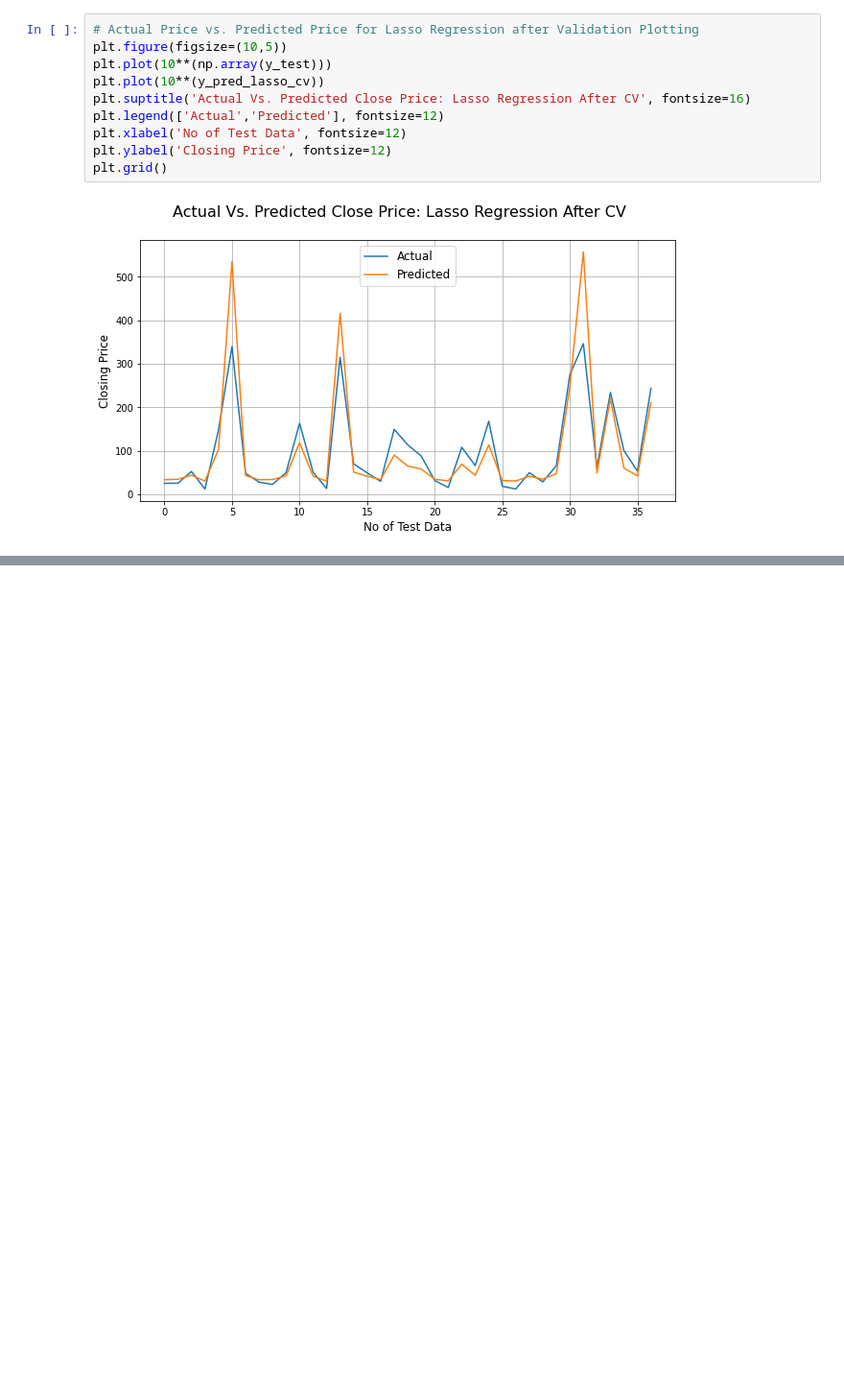
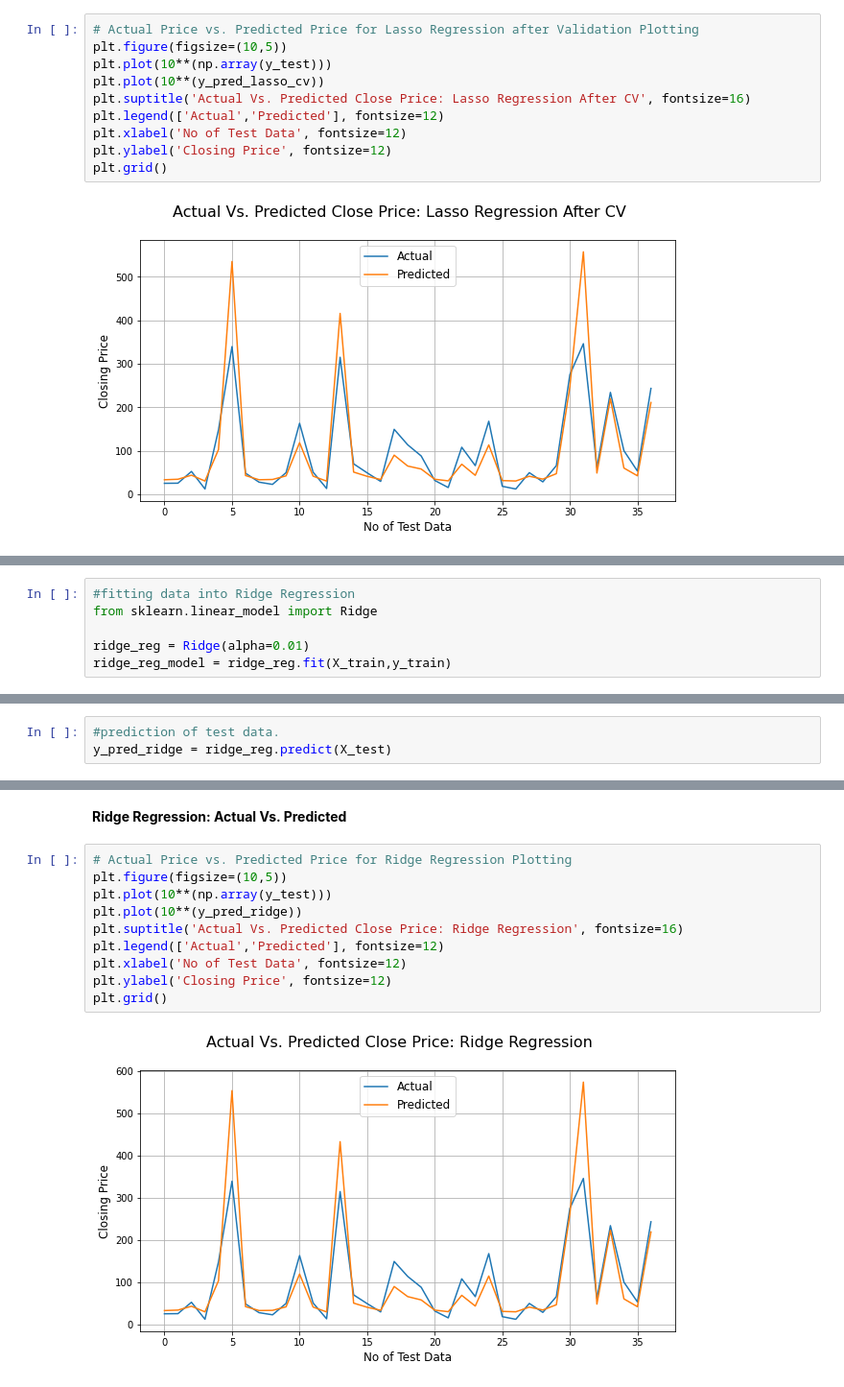
Before and after one commit to Pintu1-data/Yes-Bank-Stock-Closing-Price-Prediction, a Jupyter notebook: Yes_Bank_Stock_Closing_Price_Prediction_Pintu.ipynb, the cells around one changed output, grey strips where cells are left out. Shown: that part at 96% size. Drawn from its saved outputs; the diff is of its cells as text; blank space fills up the shorter version.

```diff
--- a/Yes_Bank_Stock_Closing_Price_Prediction_Pintu.ipynb
+++ b/Yes_Bank_Stock_Closing_Price_Prediction_Pintu.ipynb
@@ -481,0 +484,6 @@ plt.grid()
+# %%
+#fitting data into Ridge Regression
+from sklearn.linear_model import Ridge
+
+ridge_reg = Ridge(alpha=0.01)
+ridge_reg_model = ridge_reg.fit(X_train,y_train)
@@ -481,0 +495,3 @@ plt.grid()
+# %%
+#prediction of test data.
+y_pred_ridge = ridge_reg.predict(X_test)
@@ -481,0 +511,14 @@ plt.grid()
+# %% [markdown]
+**Ridge Regression: Actual Vs. Predicted**
+# %%
+# Actual Price vs. Predicted Price for Ridge Regression Plotting
+plt.figure(figsize=(10,5))
+plt.plot(10**(np.array(y_test)))
+plt.plot(10**(y_pred_ridge))
+plt.suptitle('Actual Vs. Predicted Close Price: Ridge Regression', fontsize=16)
+plt.legend(['Actual','Predicted'], fontsize=12)
+plt.xlabel('No of Test Data', fontsize=12)
+plt.ylabel('Closing Price', fontsize=12)
+plt.grid()
+# %% [output]
+[figure, added]
```
Also changed, not shown: parts of 23 cells of this notebook.
